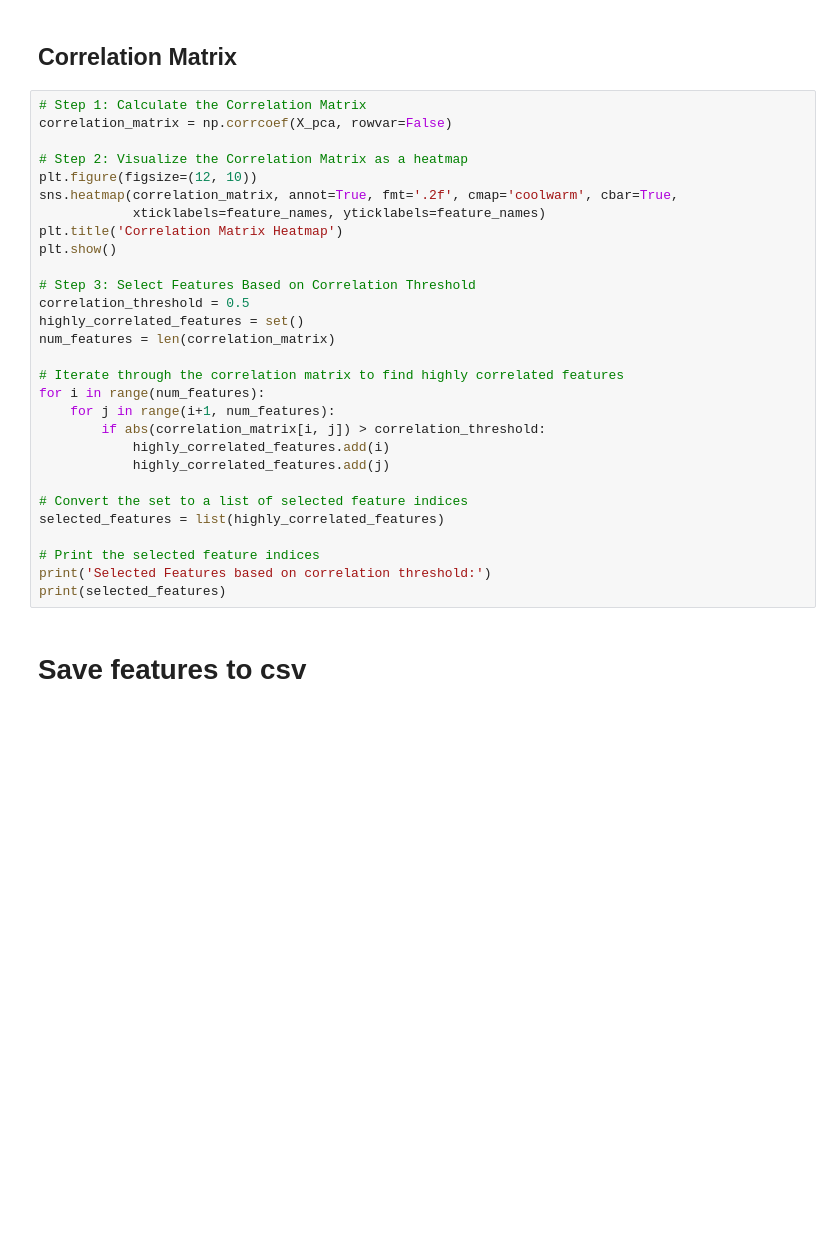
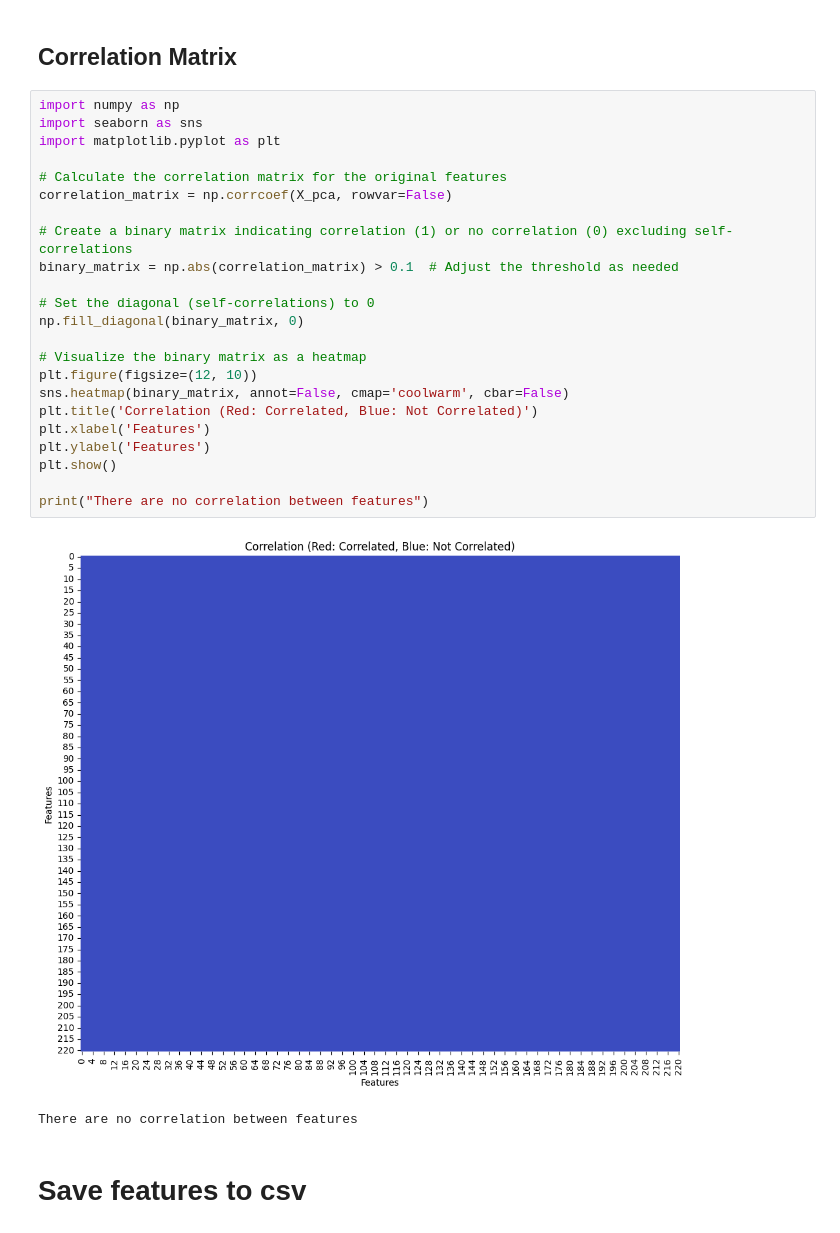
Before and after one commit to jeezusplays/is460-g2, a Jupyter notebook: data-extension/feature-extraction.ipynb, the cells around one changed output. Cells and saved outputs as stored; diff of their text form; blank space fills up the shorter version.

Commit message:
Complete feature selection code

```diff
--- a/data-extension/feature-extraction.ipynb
+++ b/data-extension/feature-extraction.ipynb
@@ -227,34 +254,31 @@ plt.show()
 # %% [markdown]
 ## Correlation Matrix
-# %%
-# Step 1: Calculate the Correlation Matrix
-correlation_matrix = np.corrcoef(X_pca, rowvar=False)
-
-# Step 2: Visualize the Correlation Matrix as a heatmap
-plt.figure(figsize=(12, 10))
-sns.heatmap(correlation_matrix, annot=True, fmt='.2f', cmap='coolwarm', cbar=True,
-            xticklabels=feature_names, yticklabels=feature_names)
-plt.title('Correlation Matrix Heatmap')
-plt.show()
-
-# Step 3: Select Features Based on Correlation Threshold
-correlation_threshold = 0.5
-highly_correlated_features = set()
-num_features = len(correlation_matrix)
-
-# Iterate through the correlation matrix to find highly correlated features
-for i in range(num_features):
-    for j in range(i+1, num_features):
-        if abs(correlation_matrix[i, j]) > correlation_threshold:
-            highly_correlated_features.add(i)
-            highly_correlated_features.add(j)
-
-# Convert the set to a list of selected feature indices
-selected_features = list(highly_correlated_features)
-
-# Print the selected feature indices
-print('Selected Features based on correlation threshold:')
-print(selected_features)
+# %%
+import numpy as np
+import seaborn as sns
+import matplotlib.pyplot as plt
+
+# Calculate the correlation matrix for the original features
+correlation_matrix = np.corrcoef(X_pca, rowvar=False)
+
+# Create a binary matrix indicating correlation (1) or no correlation (0) excluding self-correlations
+binary_matrix = np.abs(correlation_matrix) > 0.1  # Adjust the threshold as needed
+
+# Set the diagonal (self-correlations) to 0
+np.fill_diagonal(binary_matrix, 0)
+
+# Visualize the binary matrix as a heatmap
+plt.figure(figsize=(12, 10))
+sns.heatmap(binary_matrix, annot=False, cmap='coolwarm', cbar=False)
+plt.title('Correlation (Red: Correlated, Blue: Not Correlated)')
+plt.xlabel('Features')
+plt.ylabel('Features')
+plt.show()
+
+print("There are no correlation between features")
+# %% [output]
+[figure, added]
+There are no correlation between features
 # %% [markdown]
 # Save features to csv
 # %%
```
Also changed, not shown: parts of 5 cells of this notebook, 1 other file.
